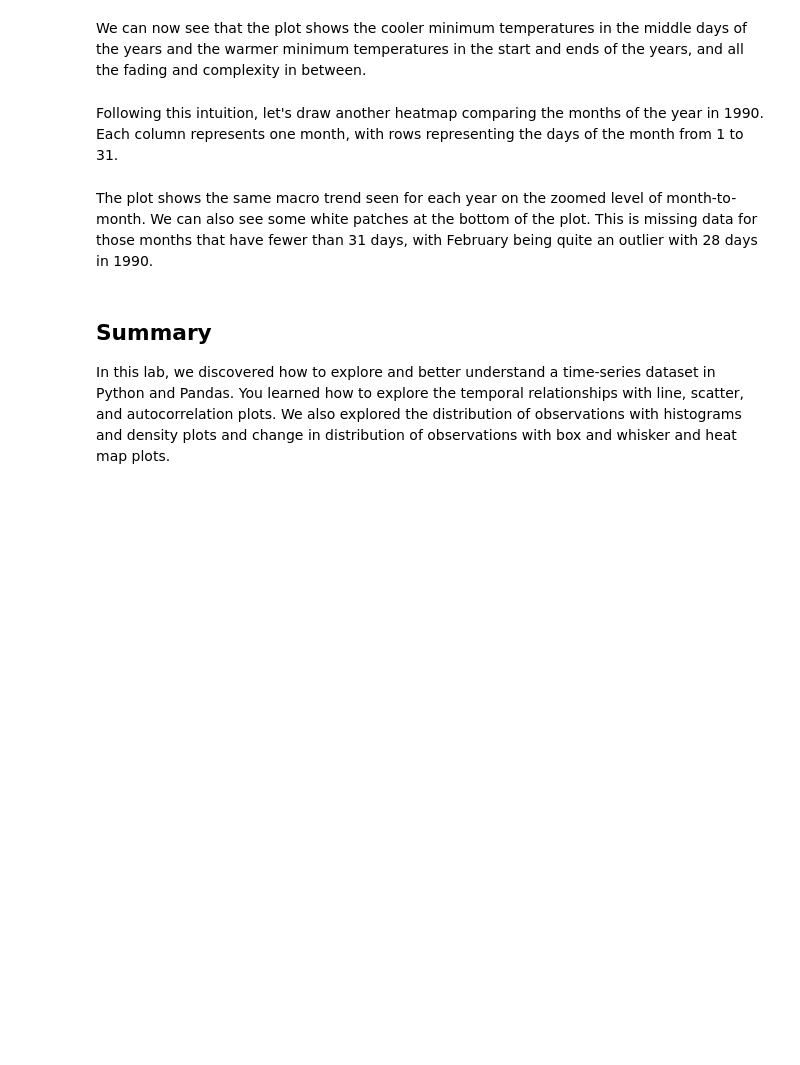
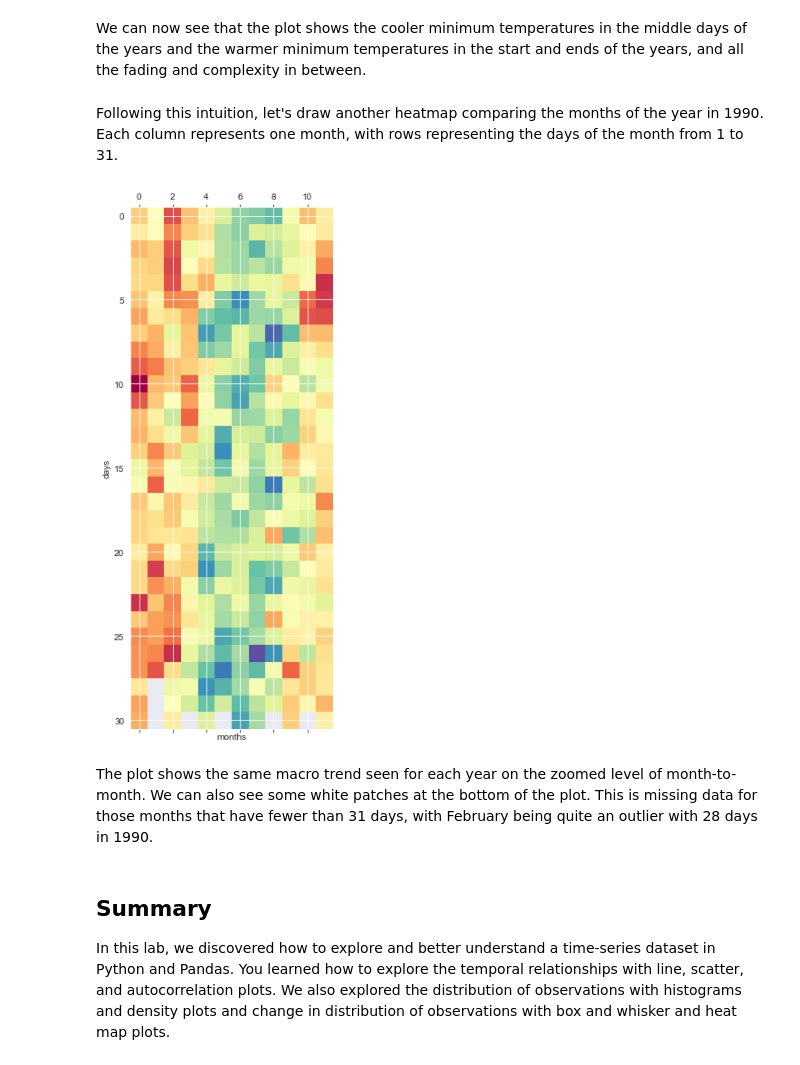
Before and after one commit to magnawhale/dsc-visualizing-time-series-data-lab-online-ds-ft-051319, a Jupyter notebook: index.ipynb, the cells around one changed output. Cells and saved outputs as stored; diff of their text form; code cells hidden in the pictures; blank space fills up the shorter version.

```diff
--- a/index.ipynb
+++ b/index.ipynb
@@ -202,7 +194,13 @@ We can now see that the plot shows the cooler minimum temperatures in the middle
 # %% [markdown]
 Following this intuition, let's draw another heatmap comparing the months of the year in 1990. Each column represents one month, with rows representing the days of the month from 1 to 31.
 # %%
-# draw a heatmap comparing the months of the year in 1990.
+# draw a heatmap comparing the months(columns) of the year in 1990.
+y1990_matrix = months_df
+plt.matshow(y1990_matrix, interpolation=None, aspect='auto', cmap=plt.cm.Spectral_r)
+plt.xlabel('months')
+plt.ylabel('days');
+# %% [output]
+[figure, added]
 # %% [markdown]
 The plot shows the same macro trend seen for each year on the zoomed level of month-to-month. We can also see some white patches at the bottom of the plot. This is missing data for those months that have fewer than 31 days, with February being quite an outlier with 28 days in 1990.
 # %% [markdown]
```
Also changed, not shown: parts of 3 cells of this notebook.
